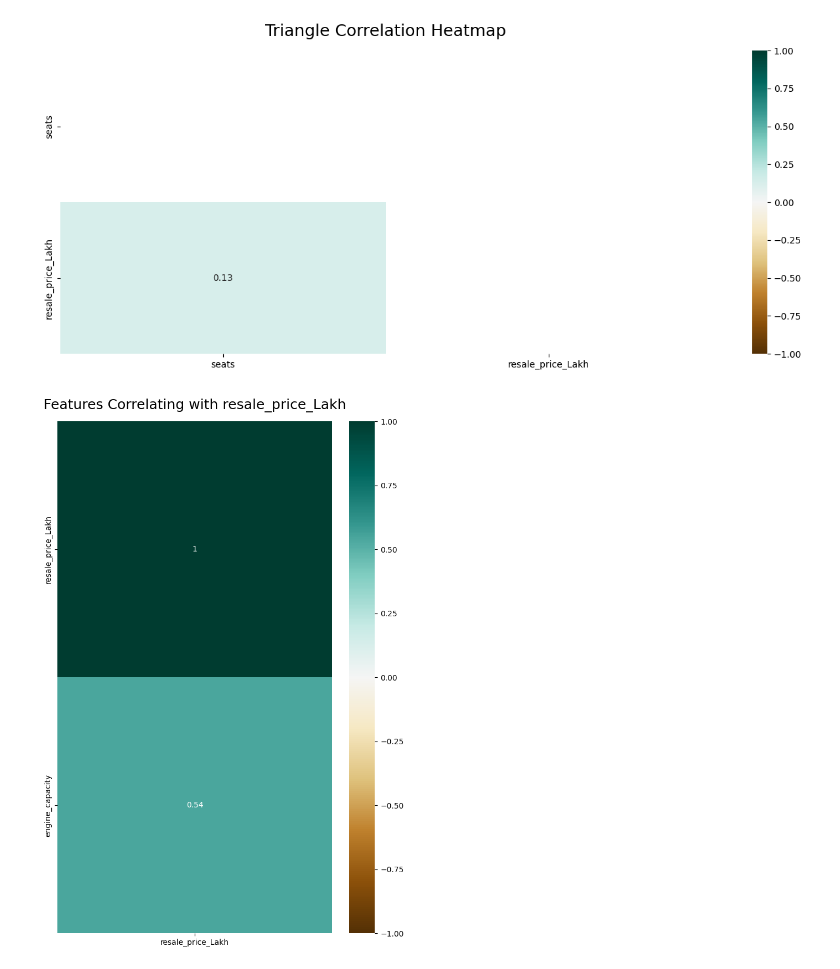
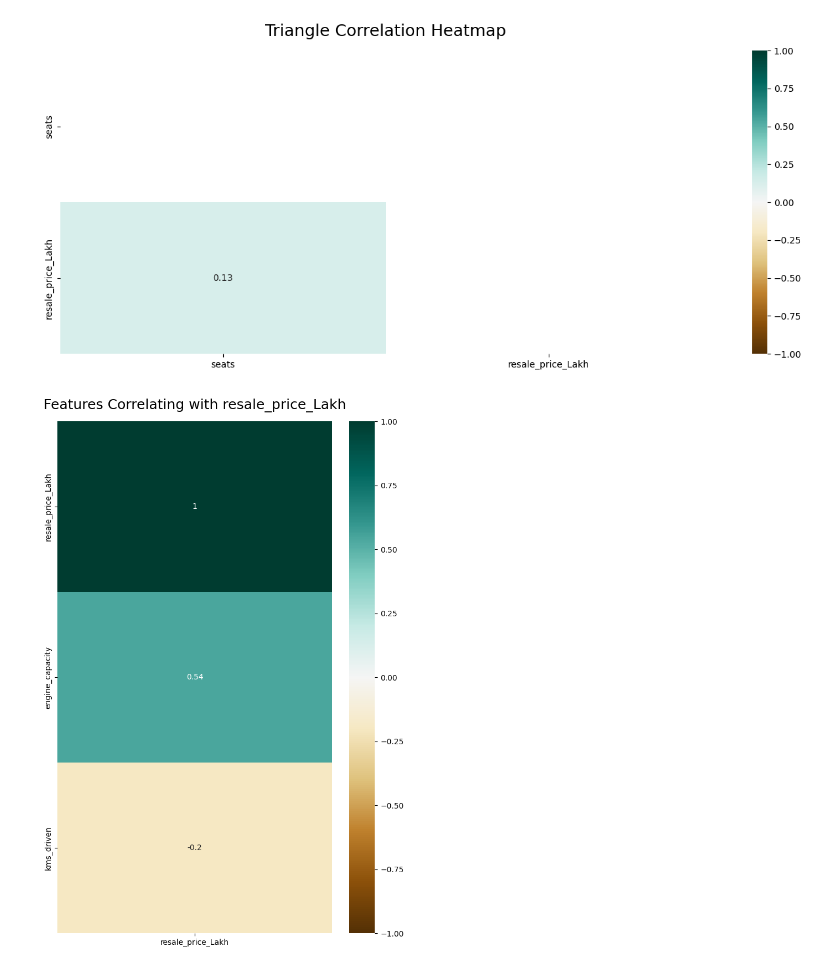
Before and after one commit to ruicoelhor22/AASE, a Jupyter notebook: dataQuality2.ipynb, the cells around one changed output. Cells and saved outputs as stored; diff of their text form; code cells hidden in the pictures.

Commit message:
kms_driven alterado

```diff
--- a/dataQuality2.ipynb
+++ b/dataQuality2.ipynb
@@ -65,6 +65,9 @@ Distinct full names with blank seats:
 # %%
 #remove cc from engine_capacity
 df['engine_capacity'] = df['engine_capacity'].str.replace('cc', '')
+df['kms_driven'] = df['kms_driven'].str.replace('Kms', '')
+# Remover vírgula e espaço em branco da coluna 'kms_driven'
+df['kms_driven'] = df['kms_driven'].str.replace(',', '').str.strip()
 # %%
 # Change the data types of multiple columns
 df = df.astype({
@@ -72,7 +75,7 @@ df = df.astype({
     'engine_capacity': float,
     'insurance': 'string',
     'transmission_type': 'string',
-    'kms_driven': 'string',
+    'kms_driven': float,
     'owner_type': 'string',
     'fuel_type': 'string',
     'max_power': 'string',
@@ -301,16 +324,16 @@ plt.show()
 # %%
 #correlation of all features with price
 
 # Select columns
-columns_of_interest = ['engine_capacity', 'resale_price_Lakh']
+columns_of_interest = ['engine_capacity', 'kms_driven', 'resale_price_Lakh']
 subset_df = df[columns_of_interest]
 
 plt.figure(figsize=(8, 12))
 
 # Creat heatmap
 heatmap = sns.heatmap(subset_df.corr()[['resale_price_Lakh']].sort_values(by='resale_price_Lakh', ascending=False), vmin=-1, vmax=1, annot=True, cmap='BrBG')
 heatmap.set_title('Features Correlating with resale_price_Lakh', fontdict={'fontsize': 18}, pad=16)
 
 plt.show()
 # %% [output]
-[figure, old version]
+[figure, new version]
```
Also changed, not shown: parts of 3 cells of this notebook.
